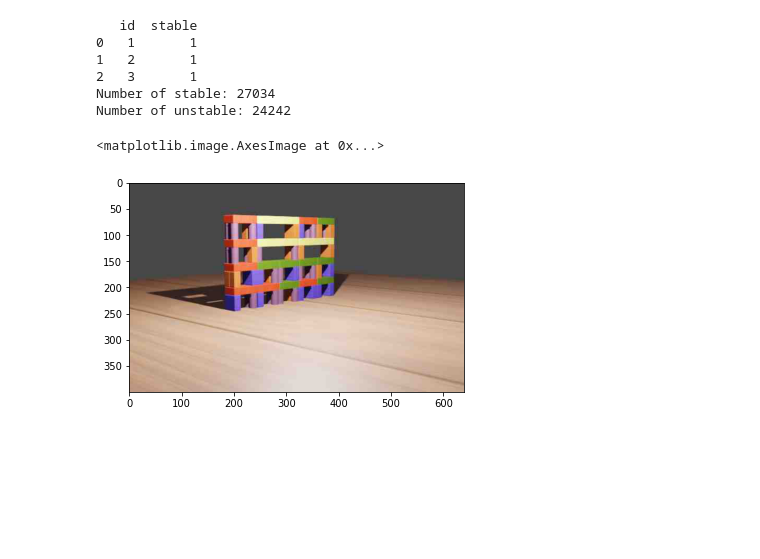
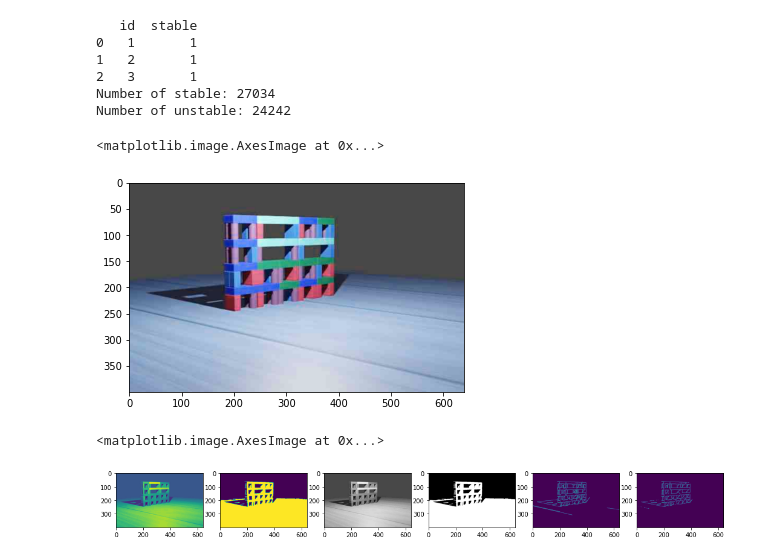
Before and after one commit to G-Gautam/AIFinalProject, a Jupyter notebook: final_christine.ipynb, the cells around one changed output. Cells and saved outputs as stored; diff of their text form; code cells hidden in the pictures; blank space fills up the shorter version.

Commit message:
Different images preprocessing

```diff
--- a/final_christine.ipynb
+++ b/final_christine.ipynb
@@ -29,8 +31,10 @@ print('Number of unstable:',np.count_nonzero(csv_data.stable==0))
 Number of stable: 27034
 Number of unstable: 24242
 # %%
-img1 = Image.open('./archive/23.jpg')
-plt.imshow(img1)
+
+# load image
+img = cv2.imread('./archive/23.jpg')
+plt.imshow(img)
 # %% [output]
 <matplotlib.image.AxesImage at 0x...>
-[figure, old version]
+[figure, new version]
@@ -44,2 +41,34 @@ img_a = cv2.merge((c_red, c_green, c_blue, mask.astype('float32') / 255.0))
+# %%
+### image processing
+# take out background, remove light
+# increase contrast, maybe rgb vs greyscale?
+
+# convert to gray
+gray = cv2.cvtColor(img, cv2.COLOR_BGR2GRAY)
+
+# threshold
+thresh = cv2.threshold(gray, 90, 255, cv2.THRESH_BINARY)[1]
+
+# put mask on back
+mask_back = cv2.cvtColor(gray, cv2.COLOR_BGR2BGRA)
+
+mask_thresh = cv2.cvtColor(thresh, cv2.COLOR_BGR2BGRA)
+
+# canny edge
+edges = cv2.Canny(img,100,230)
+edges1 = cv2.Canny(img,230,250)
+
+fig, ax = plt.subplots(1,6,figsize=(18, 18))
+
+ax[0].imshow(gray)
+ax[1].imshow(thresh)
+ax[2].imshow(mask_back)
+ax[3].imshow(mask_thresh)
+ax[4].imshow(edges)
+ax[5].imshow(edges1)
+# ax[0][1] = plt.imshow(thresh)
+# %% [output]
+<matplotlib.image.AxesImage at 0x...>
+[figure, added]
 # %%
 # AlexNet
```
Also changed, not shown: parts of 2 cells of this notebook.
